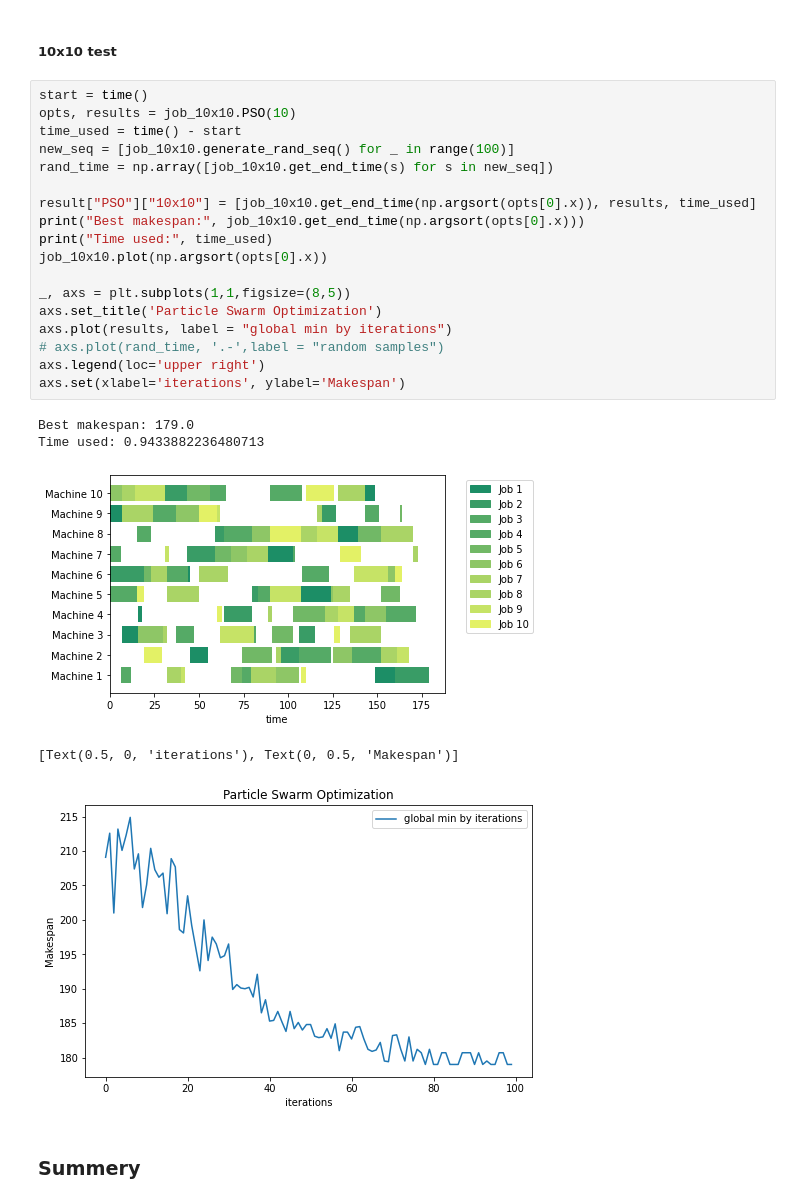
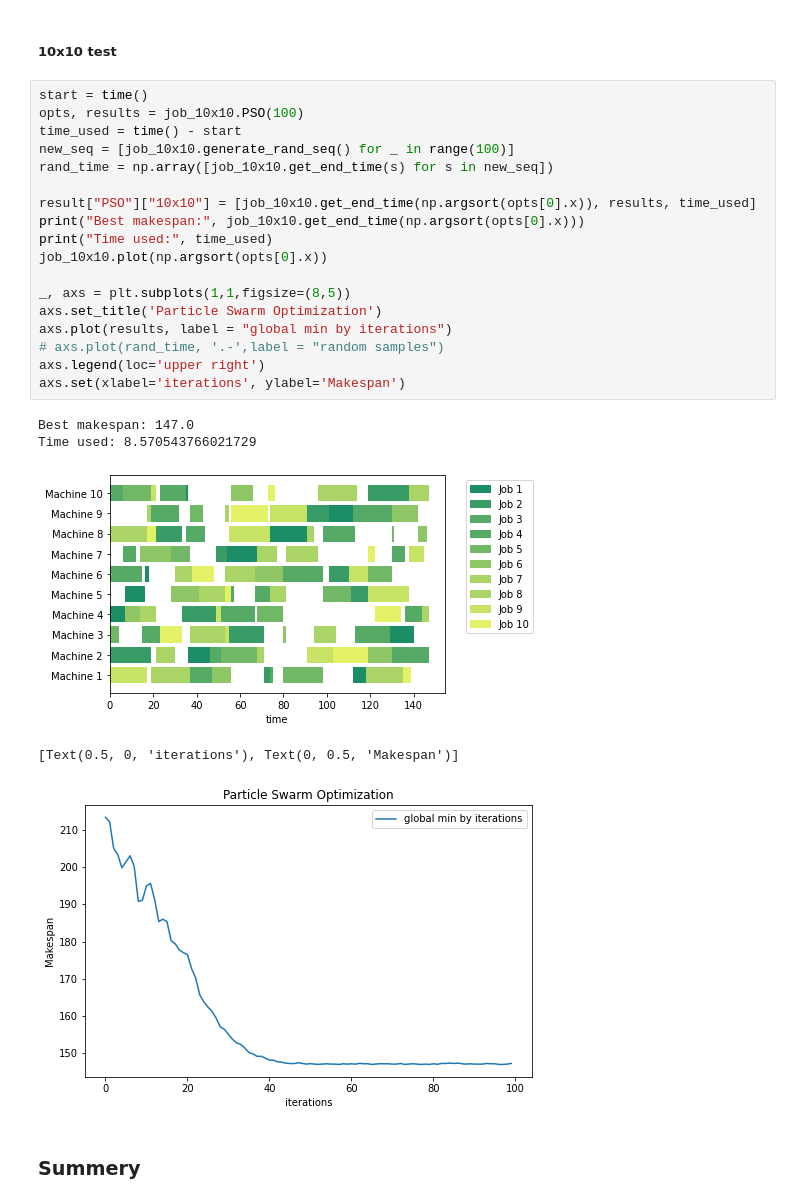
Before and after one commit to 520Osbert/CS169_Final, a Jupyter notebook: CS 169 final proj experiments.ipynb, the cells around one changed output. Cells and saved outputs as stored; diff of their text form.

Commit message:
Update experiment result

```diff
--- a/CS 169 final proj experiments.ipynb
+++ b/CS 169 final proj experiments.ipynb
@@ -222,28 +222,28 @@ Time used: 0.25673365592956543
 ##### 10x10 test
 # %%
 start = time()
-opts, results = job_10x10.PSO(10)
+opts, results = job_10x10.PSO(100)
 time_used = time() - start
 new_seq = [job_10x10.generate_rand_seq() for _ in range(100)]
 rand_time = np.array([job_10x10.get_end_time(s) for s in new_seq])
 
 result["PSO"]["10x10"] = [job_10x10.get_end_time(np.argsort(opts[0].x)), results, time_used]
 print("Best makespan:", job_10x10.get_end_time(np.argsort(opts[0].x)))
 print("Time used:", time_used)
 job_10x10.plot(np.argsort(opts[0].x))
 
 _, axs = plt.subplots(1,1,figsize=(8,5))
 axs.set_title('Particle Swarm Optimization')
 axs.plot(results, label = "global min by iterations")
 # axs.plot(rand_time, '.-',label = "random samples")
 axs.legend(loc='upper right')
 axs.set(xlabel='iterations', ylabel='Makespan')
 # %% [output]
-Best makespan: 179.0
-Time used: 0.9433882236480713
+Best makespan: 147.0
+Time used: 8.570543766021729
-[figure, old version]
+[figure, new version]
 [Text(0.5, 0, 'iterations'), Text(0, 0.5, 'Makespan')]
-[figure, old version]
+[figure, new version]
 # %% [markdown]
 ### Summery
 # %%
```
Also changed, not shown: parts of 3 cells of this notebook.
